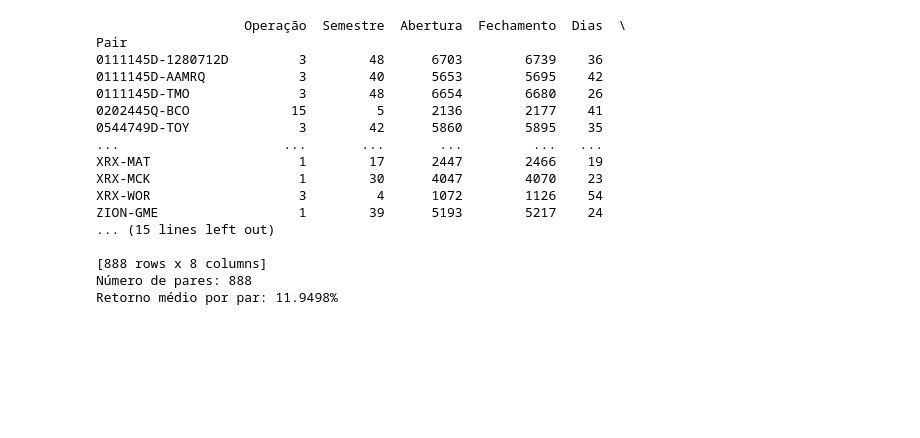
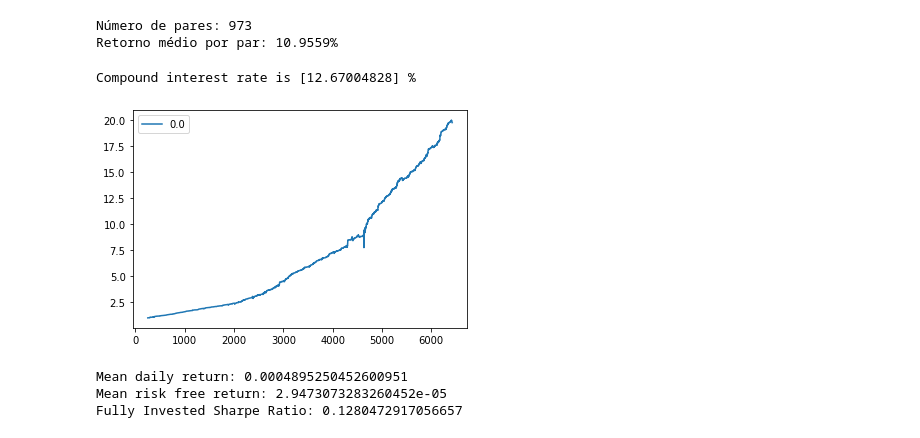
Before and after one commit to bkalil7/tcc, a Jupyter notebook: cointegration_code/cointegration_analysis.ipynb, the cells around one changed output. Drawn from its saved outputs; the diff is of its cells as text; code cells hidden in the pictures; blank space fills up the shorter version.

```diff
--- a/cointegration_code/cointegration_analysis.ipynb
+++ b/cointegration_code/cointegration_analysis.ipynb
@@ -75,27 +76,11 @@ stock_count_df.to_csv("../cointegration_results/stock_count.csv")
 # %%
 # Retorno por par
 operations_by_pair = operations.groupby("Pair").sum("Retorno total")
-print(operations_by_pair)
 print(f"Número de pares: {np.shape(operations_by_pair)[0]}")
 print(f"Retorno médio por par: {round(100*operations_by_pair['Retorno total'].mean(),4)}%")
 # %% [output]
-                   Operação  Semestre  Abertura  Fechamento  Dias  \
-Pair
-0111145D-1280712D         3        48      6703        6739    36
-0111145D-AAMRQ            3        40      5653        5695    42
-0111145D-TMO              3        48      6654        6680    26
-0202445Q-BCO             15         5      2136        2177    41
-0544749D-TOY              3        42      5860        5895    35
-...                     ...       ...       ...         ...   ...
-XRX-MAT                   1        17      2447        2466    19
-XRX-MCK                   1        30      4047        4070    23
-XRX-WOR                   3         4      1072        1126    54
-ZION-GME                  1        39      5193        5217    24
-... (15 lines left out)
-
-[888 rows x 8 columns]
-Número de pares: 888
-Retorno médio por par: 11.9498%
+Número de pares: 973
+Retorno médio por par: 10.9559%
 # %%
 # Ações com maior participação
 stock_count = {}
@@ -112,0 +98,28 @@ stock_count_df.to_csv("../cointegration_results/stock_count_20_pairs.csv")
+# %%
+def rate_interest(principal, final_amount, time):
+    rate = (100 * (final_amount/principal)**(1/time)) - 100
+    print("Compound interest rate is", rate, "%")
+
+daily_returns = pd.read_csv("../cointegration_results/daily_returns_test.csv")
+daily_returns = daily_returns.iloc[252:,:]
+daily_returns = daily_returns / 35
+cumulative = np.cumprod(1+daily_returns)
+cumulative.plot()
+rate_interest(1,cumulative.values[-1],25)
+# %% [output]
+Compound interest rate is [12.67004828] %
+[figure, added]
+# %%
+# Cálculo do Sharpe para o período do estudo
+mean_daily_return = daily_returns.values.mean()
+print(f"Mean daily return: {mean_daily_return}")
+returns_std_dev = daily_returns.values.std()
+
+risk_free_mean = risk_free_rates['daily'].mean()
+print(f"Mean risk free return: {risk_free_mean}")
+
+print(f"Fully Invested Sharpe Ratio: {(mean_daily_return - risk_free_mean) / returns_std_dev}")
+# %% [output]
+Mean daily return: 0.0004895250452600951
+Mean risk free return: 2.9473073283260452e-05
+Fully Invested Sharpe Ratio: 0.1280472917056657
```
Also changed, not shown: parts of 19 cells of this notebook, 3 other files.
